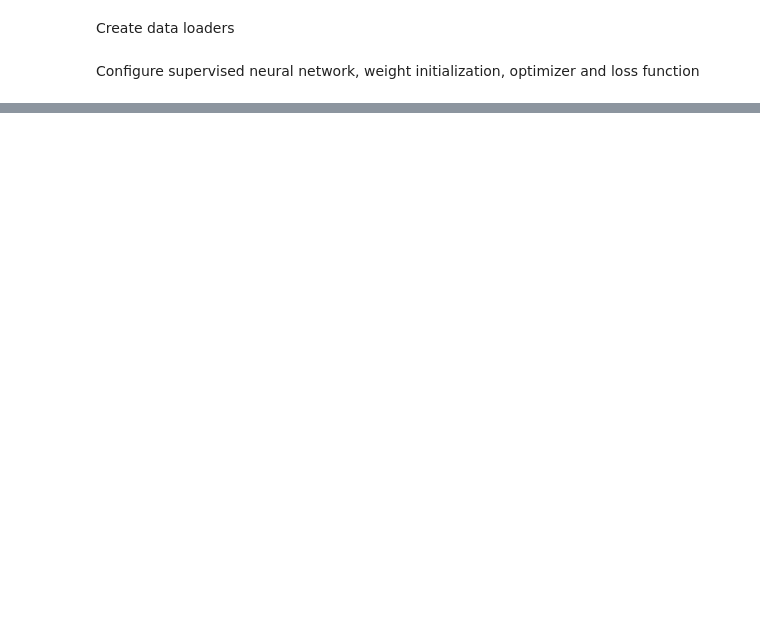
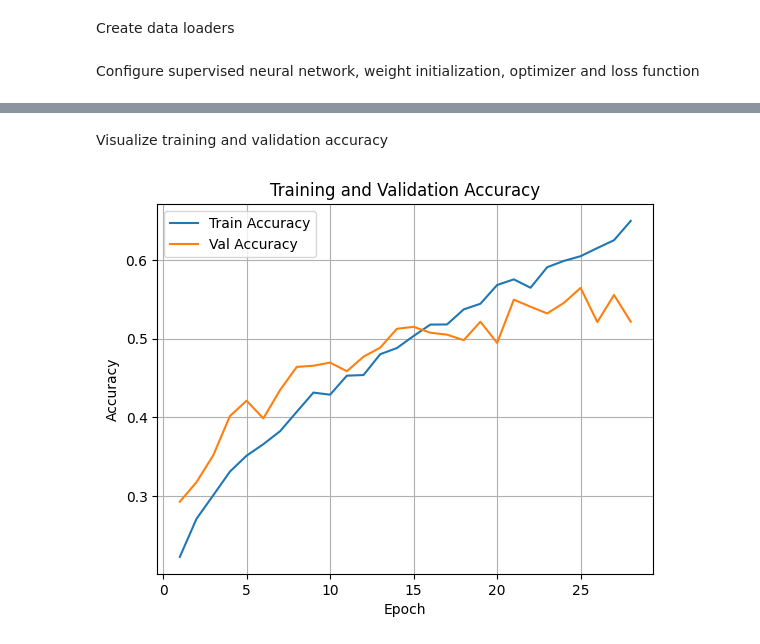
Before and after one commit to eliasswitzer/cosc-4p96-assignment-1, a Jupyter notebook: full_pipeline.ipynb, the cells around one changed output, grey strips where cells are left out. Cells and saved outputs as stored; diff of their text form; code cells hidden in the pictures; blank space fills up the shorter version.

```diff
--- a/full_pipeline.ipynb
+++ b/full_pipeline.ipynb
@@ -109,3 +123,0 @@ plt.show()
-# %%
-x,_ = dataset[0]
-print(x.shape)
@@ -114,8 +124,8 @@ torch.Size([3, 16, 16])
 # %% [markdown]
 Create data loaders
 # %%
-initial_train_loader = DataLoader(initial_training_set, batch_size=64, shuffle=True)
-initial_val_loader = DataLoader(initial_validation_set, batch_size=64)
+initial_train_loader = DataLoader(initial_training_set, batch_size=init_training_batch_size, shuffle=True) # specifying batch size > 1 ensures mini-batch gradient descent is used
+initial_val_loader = DataLoader(initial_validation_set, batch_size=init_validation_batch_size)
 test_loader = DataLoader(test_set, batch_size=64)
 # %% [markdown]
 Configure supervised neural network, weight initialization, optimizer and loss function
@@ -134,4 +140,11 @@ model = model.to(device)
 
 criterion = nn.CrossEntropyLoss()
 optimizer = optim.SGD(model.parameters(), lr=lr, momentum=momentum)
+# %%
+metrics = {
+    "train_loss": [],
+    "train_acc": [],
+    "val_loss": [],
+    "val_acc": []
+}
 # %% [markdown]
@@ -197,0 +299,13 @@ RuntimeError: mat1 and mat2 shapes cannot be multiplied (64x512 and 2048x256)
+# %% [markdown]
+Visualize training and validation accuracy
+# %%
+plt.figure()
+plt.plot(epochs, metrics["train_acc"], label="Train Accuracy")
+plt.plot(epochs, metrics["val_acc"], label="Val Accuracy")
+plt.xlabel("Epoch")
+plt.ylabel("Accuracy")
+plt.title("Training and Validation Accuracy")
+plt.legend()
+plt.grid(True)
+# %% [output]
+[figure, added]
```
Also changed, not shown: parts of 13 cells of this notebook, 1 other file.
